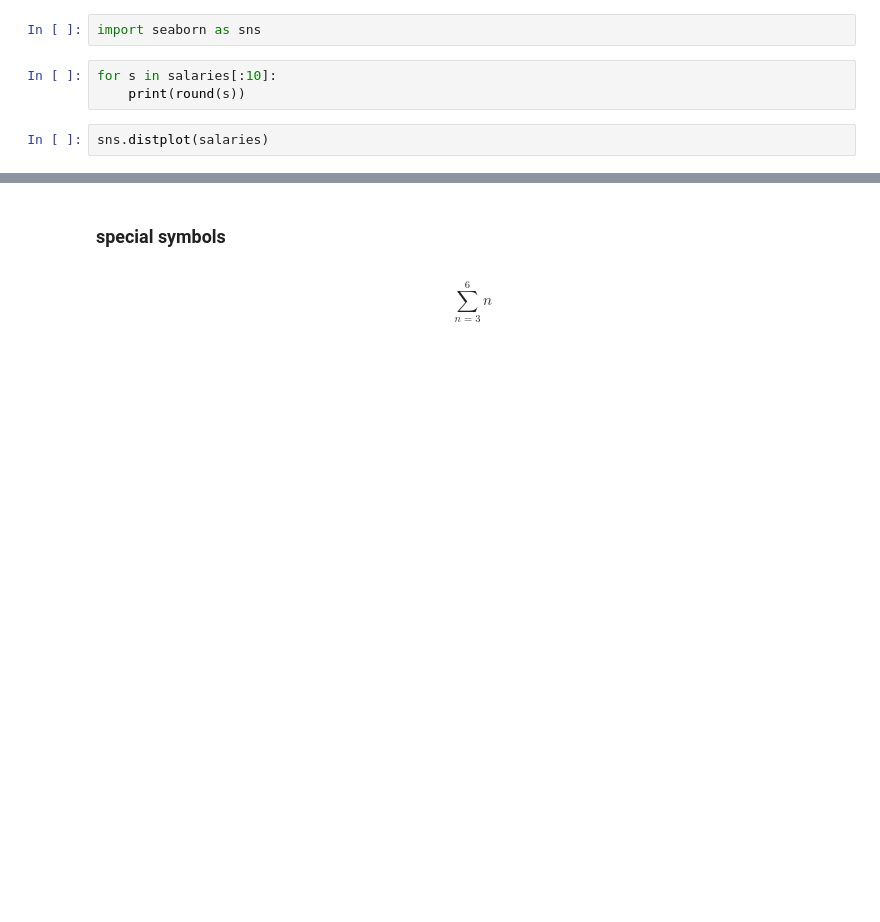
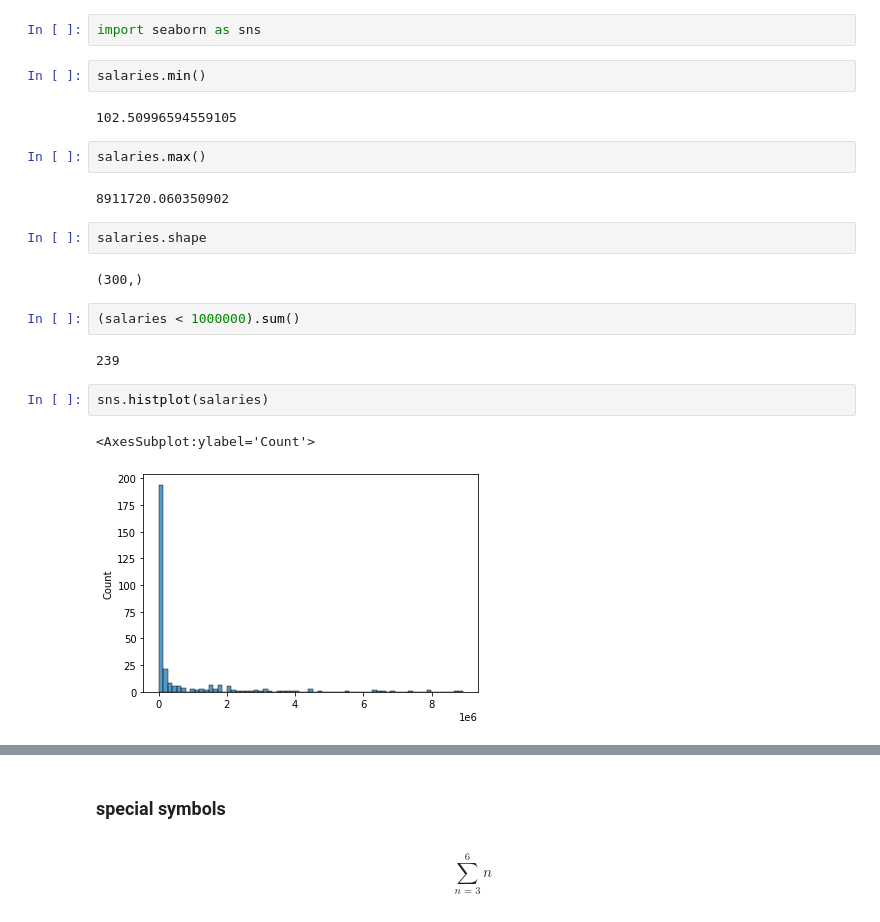
Before and after one commit to Ironhack-Data-Madrid-Agosto-2021/classroom-materials, a Jupyter notebook: week_05/01-math-refresher.ipynb, the cells around one changed output, grey strips where cells are left out. Drawn from its saved outputs; the diff is of its cells as text; blank space fills up the shorter version.

```diff
--- a/week_05/01-math-refresher.ipynb
+++ b/week_05/01-math-refresher.ipynb
@@ -252,8 +337,24 @@ salaries[:10]
 # %%
 import seaborn as sns
-# %%
-for s in salaries[:10]:
-    print(round(s))
+# %%
+salaries.min()
+# %% [output]
+102.50996594559105
+# %%
+salaries.max()
+# %% [output]
+8911720.060350902
+# %%
+salaries.shape
+# %% [output]
+(300,)
+# %%
+(salaries < 1000000).sum()
+# %% [output]
+239
 # %%
-sns.distplot(salaries)
+sns.histplot(salaries)
+# %% [output]
+<AxesSubplot:ylabel='Count'>
+[figure, added]
 # %%
```
Also changed, not shown: parts of 47 cells of this notebook.
